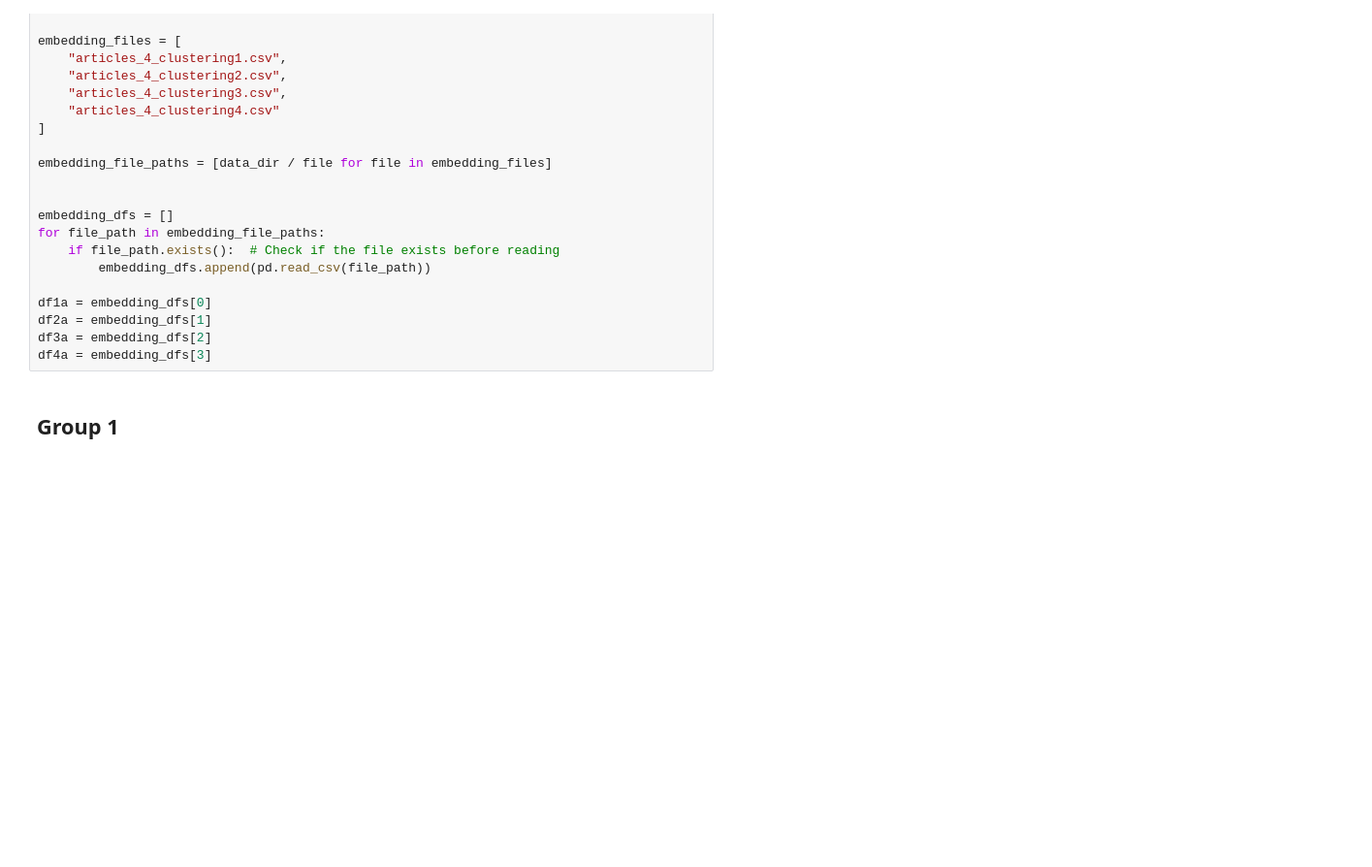
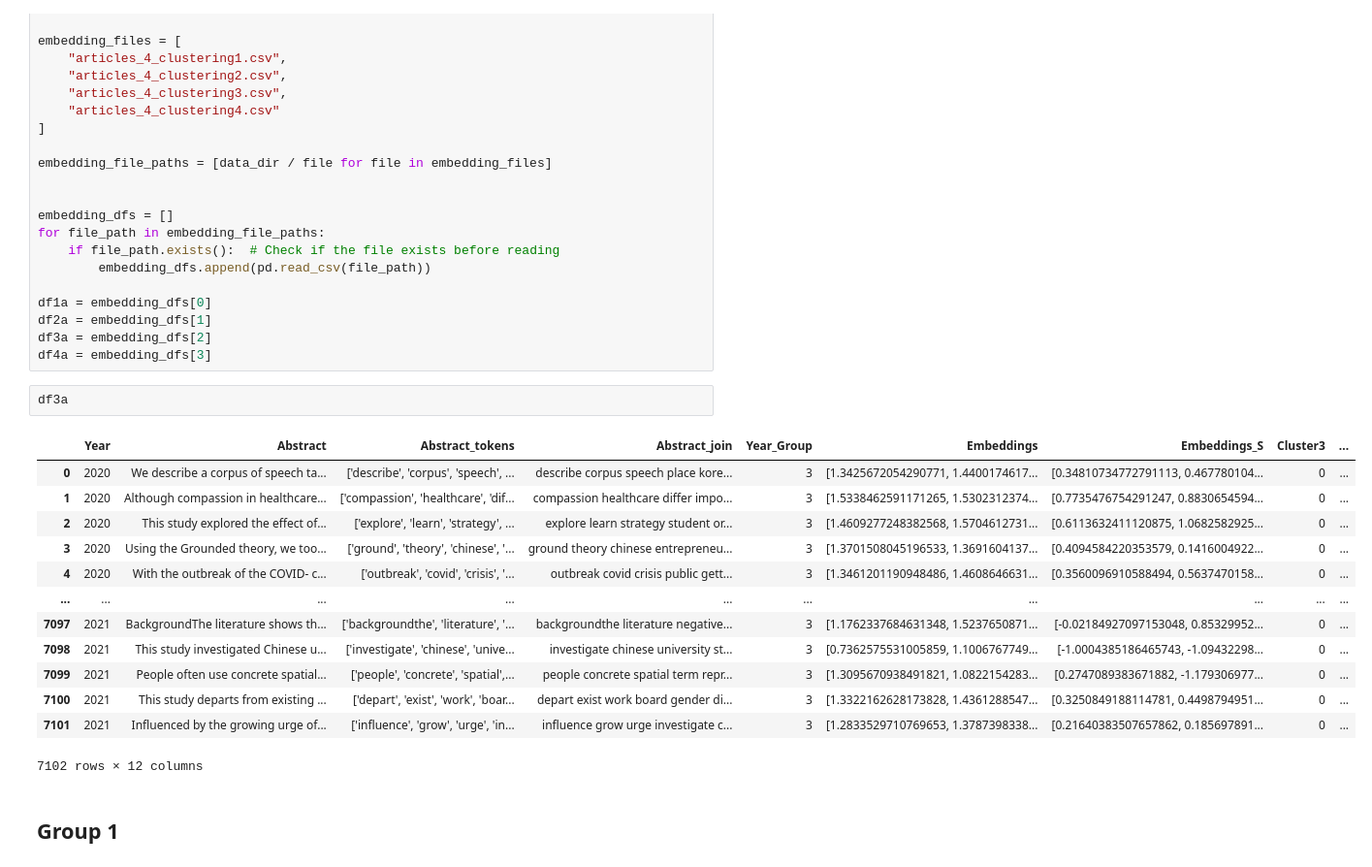
Before and after one commit to hyemin20/TopicModeling, a Jupyter notebook: Codes/5.TopicModelingLDA_2.1.ipynb, the cells around one changed output. Shown at 97% size. Saved outputs shown, nothing was run; the diff lists cells and outputs as text; blank space fills up the shorter version.

```diff
--- a/Codes/5.TopicModelingLDA_2.1.ipynb
+++ b/Codes/5.TopicModelingLDA_2.1.ipynb
@@ -59,6 +59,22 @@ df1a = embedding_dfs[0]
 df2a = embedding_dfs[1]
 df3a = embedding_dfs[2]
 df4a = embedding_dfs[3]
+# %%
+df3a
+# %% [output]
+|  | Year | Abstract | Abstract_tokens | Abstract_join | Year_Group | Embeddings | Embeddings_S | Cluster3 | ... |
+| 0 | 2020 | We describe a corpus of speech ta... | ['describe', 'corpus', 'speech', ... | describe corpus speech place kore... | 3 | [1.3425672054290771, 1.4400174617... | [0.34810734772791113, 0.467780104... | 0 | ... |
+| 1 | 2020 | Although compassion in healthcare... | ['compassion', 'healthcare', 'dif... | compassion healthcare differ impo... | 3 | [1.5338462591171265, 1.5302312374... | [0.7735476754291247, 0.8830654594... | 0 | ... |
+| 2 | 2020 | This study explored the effect of... | ['explore', 'learn', 'strategy', ... | explore learn strategy student or... | 3 | [1.4609277248382568, 1.5704612731... | [0.6113632411120875, 1.0682582925... | 0 | ... |
+| 3 | 2020 | Using the Grounded theory, we too... | ['ground', 'theory', 'chinese', '... | ground theory chinese entrepreneu... | 3 | [1.3701508045196533, 1.3691604137... | [0.4094584220353579, 0.1416004922... | 0 | ... |
+| 4 | 2020 | With the outbreak of the COVID- c... | ['outbreak', 'covid', 'crisis', '... | outbreak covid crisis public gett... | 3 | [1.3461201190948486, 1.4608646631... | [0.3560096910588494, 0.5637470158... | 0 | ... |
+| ... | ... | ... | ... | ... | ... | ... | ... | ... | ... |
+| 7097 | 2021 | BackgroundThe literature shows th... | ['backgroundthe', 'literature', '... | backgroundthe literature negative... | 3 | [1.1762337684631348, 1.5237650871... | [-0.02184927097153048, 0.85329952... | 0 | ... |
+| 7098 | 2021 | This study investigated Chinese u... | ['investigate', 'chinese', 'unive... | investigate chinese university st... | 3 | [0.7362575531005859, 1.1006767749... | [-1.0004385186465743, -1.09432298... | 0 | ... |
+| 7099 | 2021 | People often use concrete spatial... | ['people', 'concrete', 'spatial',... | people concrete spatial term repr... | 3 | [1.3095670938491821, 1.0822154283... | [0.2747089383671882, -1.179306977... | 0 | ... |
+| 7100 | 2021 | This study departs from existing ... | ['depart', 'exist', 'work', 'boar... | depart exist work board gender di... | 3 | [1.3322162628173828, 1.4361288547... | [0.3250849188114781, 0.4498794951... | 0 | ... |
+| 7101 | 2021 | Influenced by the growing urge of... | ['influence', 'grow', 'urge', 'in... | influence grow urge investigate c... | 3 | [1.2833529710769653, 1.3787398338... | [0.21640383507657862, 0.185697891... | 0 | ... |
+7102 rows × 12 columns
 # %% [markdown]
 ## Group 1
 # %%
```
Also changed, not shown: parts of 19 cells of this notebook.
